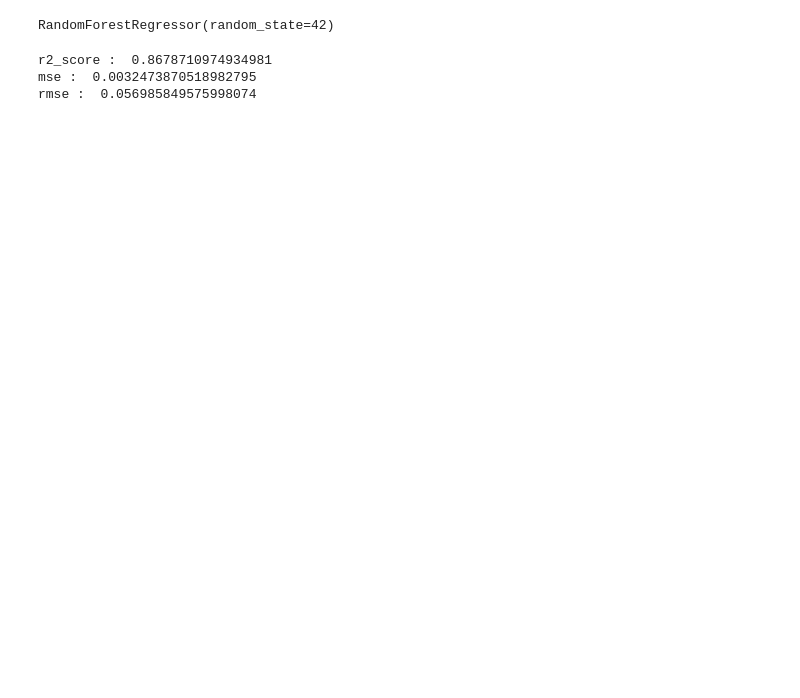
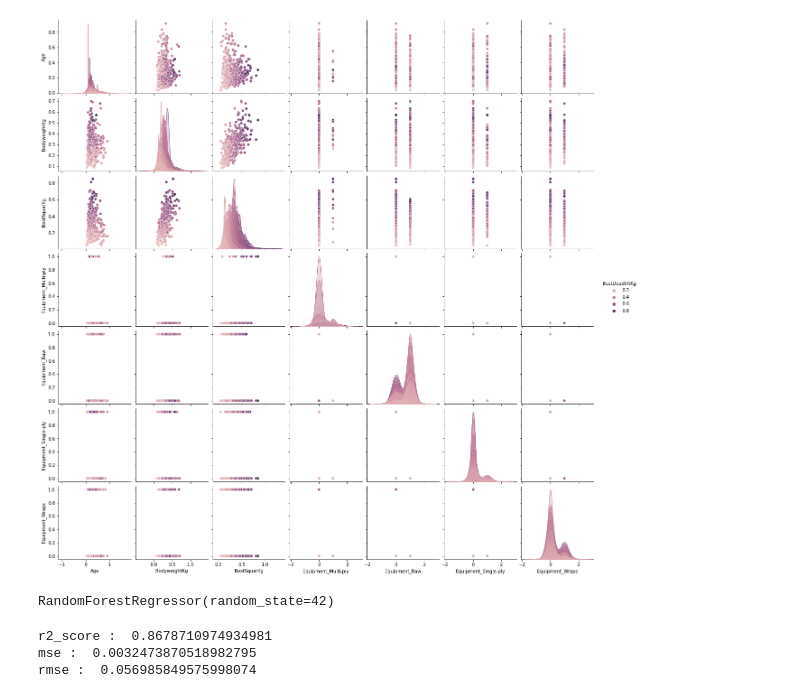
Before and after one commit to wektafid/WeightLifting, a Jupyter notebook: WeightLift.ipynb, the cells around one changed output. Cells and saved outputs as stored; diff of their text form; code cells hidden in the pictures; blank space fills up the shorter version.

Commit message:
charts added

```diff
--- a/WeightLift.ipynb
+++ b/WeightLift.ipynb
@@ -14,6 +15,12 @@ df = pd.get_dummies(df, prefix=['Equipment'], columns=['Equipment'])
 
 scaler = MinMaxScaler()
 df[['Age', 'BodyweightKg', 'BestSquatKg','BestDeadliftKg']] = scaler.fit_transform(df[['Age', 'BodyweightKg', 'BestSquatKg','BestDeadliftKg']])
+# %%
+df_sample = df[['Sex','Age','BodyweightKg','BestSquatKg','Equipment_Multi-ply','Equipment_Raw','Equipment_Single-ply','Equipment_Wraps','BestDeadliftKg']]
+df_sample = df_sample.sample(frac=0.05)
+pplot = sns.pairplot(df_sample, hue="BestDeadliftKg")
+# %% [output]
+[figure, added]
 # %%
 X = df[['Sex','Age','BodyweightKg','BestSquatKg','Equipment_Multi-ply','Equipment_Raw','Equipment_Single-ply','Equipment_Wraps']]
 y = df['BestDeadliftKg']
```
Also changed, not shown: parts of 1 cell of this notebook.
